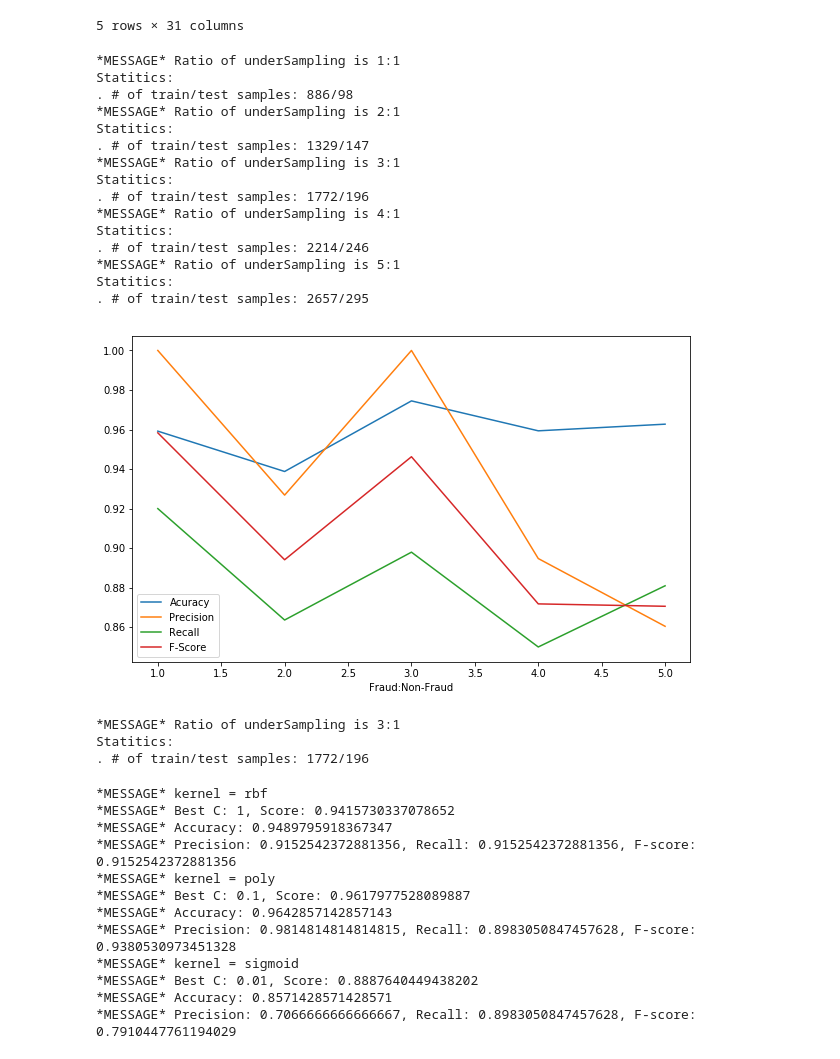
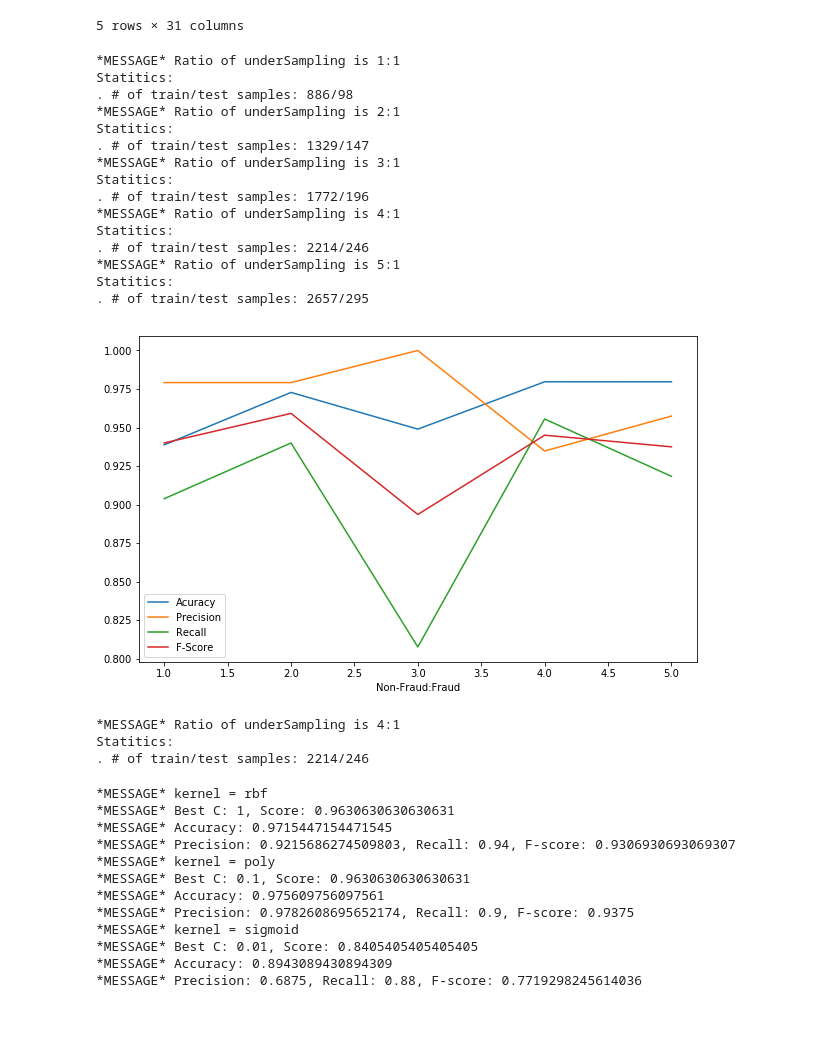
Before and after one commit to udhai17/Credit-Card-Fraud-Detection, a Jupyter notebook: CCFraudDetection.ipynb, the cells around one changed output. Drawn from its saved outputs; the diff is of its cells as text; code cells hidden in the pictures; blank space fills up the shorter version.

```diff
--- a/CCFraudDetection.ipynb
+++ b/CCFraudDetection.ipynb
@@ -58,7 +59,12 @@ Data statitics:
 | 4 | 2.0 | -1.158233 | 0.877737 | 1.548718 | 0.403034 | -0.407193 | 0.095921 | 0.592941 | -0.270533 | 0.817739 | ... | ... |
 5 rows × 31 columns
 # %%
-def preprocess_FollowUnderSampling(data,ratio=3):
+"""
+Data set has a column 'Amount', which is not normalised
+So, we normalise the 'Amount' column and drop the original 'Amount' Column
+Further, since the data is highly skewed, we undersample it
+"""
+def preprocess_FollowUnderSampling(data,ratio=4):
     print("*MESSAGE* Ratio of underSampling is {}:1".format(ratio))
     data['NormalisedAmount'] = StandardScaler().fit_transform(data['Amount'].values.reshape(-1, 1))
     data = data.drop(['Time','Amount'],axis=1)
@@ -90,7 +99,14 @@ def get_tr_tst(X,Y,ratio=0.10):
     print(". # of train/test samples: {}/{}".format(tr_lb.size,tst_lb.size))
     return tr_data,tr_lb,tst_data,tst_lb
 # %%
-def plot_underSamplingInfo():
+"""
+We don't know, how much undersampling of non-fraud transactions will be good enough
+May be a ratio of 1:1 .. but too less data
+May be a ration of 10:1 .. but too much of unbalance
+Let's plot the accuracy, precision, recall and f-score for various ratio values
+A ratio of 3 or 4 looks good, we have taken 4
+"""
+def plot_underSamplingInfo(data):
     mySVM = SVC(C=1,kernel='poly',class_weight='balanced')
     max_ratio = 5
     accuracy = [0]*max_ratio
@@ -102,44 +118,54 @@ def plot_underSamplingInfo():
         tr_data,tr_lb,tst_data,tst_lb = get_tr_tst(X,Y)
         pred = mySVM.fit(tr_data,tr_lb).predict(tst_data)
         count = 0
         for j in range(pred.size):
             if pred[j]==tst_lb[j]: count += 1
         accuracy[i] = count/pred.size
         precision[i],recall[i],fscore[i] = precision_recall_fscore_support(tst_lb,pred,average='binary')[0:3]
     x = [i+1 for i in range(max_ratio)]
     plt.plot(x,accuracy,label='Acuracy')
     plt.plot(x,precision,label='Precision')
     plt.plot(x,recall,label='Recall')
     plt.plot(x,fscore,label='F-Score')
-    plt.xlabel('Fraud:Non-Fraud')
+    plt.xlabel('Non-Fraud:Fraud')
     plt.legend(loc="lower left")
     plt.show()
-plot_underSamplingInfo()
+plot_underSamplingInfo(data)
 # %% [output]
 *MESSAGE* Ratio of underSampling is 1:1
 Statitics:
 . # of train/test samples: 886/98
 *MESSAGE* Ratio of underSampling is 2:1
 Statitics:
 . # of train/test samples: 1329/147
 *MESSAGE* Ratio of underSampling is 3:1
 Statitics:
 . # of train/test samples: 1772/196
 *MESSAGE* Ratio of underSampling is 4:1
 Statitics:
 . # of train/test samples: 2214/246
 *MESSAGE* Ratio of underSampling is 5:1
 Statitics:
 . # of train/test samples: 2657/295
-[figure, old version]
+[figure, new version]
 # %%
 X,Y = preprocess_FollowUnderSampling(data)
 tr_data,tr_lb,tst_data,tst_lb = get_tr_tst(X,Y)
 # %% [output]
-*MESSAGE* Ratio of underSampling is 3:1
+*MESSAGE* Ratio of underSampling is 4:1
 Statitics:
-. # of train/test samples: 1772/196
+. # of train/test samples: 2214/246
 # %%
+"""
+SVM has some hyper-parameters and is still considered one of the best classifiers
+The other thing to look for is what kernel performs best and it totally depends on data
+Our options are 'rbf', 'poly', and 'sigmoid'
+We have skipped 'linear' because due to skewness of data set
+'linear' seemed to trivial
+Hyper-parameter Optimization: The below function deals with finding the best hyper-parameters
+for a given kernel
+We have used grid-search. Other option is bayesian but we couldn't find any known implementation
+"""
 def svm(tr_data,tr_lb,tst_data,tst_lb,kernel='rbf'):
     print("*MESSAGE* kernel = {}".format(kernel))
     mySVM = SVC(kernel=kernel,class_weight='balanced')
@@ -164,17 +190,17 @@ svm(tr_data,tr_lb,tst_data,tst_lb,'poly')
 svm(tr_data,tr_lb,tst_data,tst_lb,'sigmoid')
 # %% [output]
 *MESSAGE* kernel = rbf
-*MESSAGE* Best C: 1, Score: 0.9415730337078652
-*MESSAGE* Accuracy: 0.9489795918367347
-*MESSAGE* Precision: 0.9152542372881356, Recall: 0.9152542372881356, F-score: 0.9152542372881356
+*MESSAGE* Best C: 1, Score: 0.9630630630630631
+*MESSAGE* Accuracy: 0.9715447154471545
+*MESSAGE* Precision: 0.9215686274509803, Recall: 0.94, F-score: 0.9306930693069307
 *MESSAGE* kernel = poly
-*MESSAGE* Best C: 0.1, Score: 0.9617977528089887
-*MESSAGE* Accuracy: 0.9642857142857143
-*MESSAGE* Precision: 0.9814814814814815, Recall: 0.8983050847457628, F-score: 0.9380530973451328
+*MESSAGE* Best C: 0.1, Score: 0.9630630630630631
+*MESSAGE* Accuracy: 0.975609756097561
+*MESSAGE* Precision: 0.9782608695652174, Recall: 0.9, F-score: 0.9375
 *MESSAGE* kernel = sigmoid
-*MESSAGE* Best C: 0.01, Score: 0.8887640449438202
-*MESSAGE* Accuracy: 0.8571428571428571
-*MESSAGE* Precision: 0.7066666666666667, Recall: 0.8983050847457628, F-score: 0.7910447761194029
+*MESSAGE* Best C: 0.01, Score: 0.8405405405405405
+*MESSAGE* Accuracy: 0.8943089430894309
+*MESSAGE* Precision: 0.6875, Recall: 0.88, F-score: 0.7719298245614036
 # %%
 # Here we can see that polynomial kernel performs best with C = 1
 # Now we will use this to build out final SVM based model, plot
```
Also changed, not shown: parts of 3 cells of this notebook, 1 other file.
